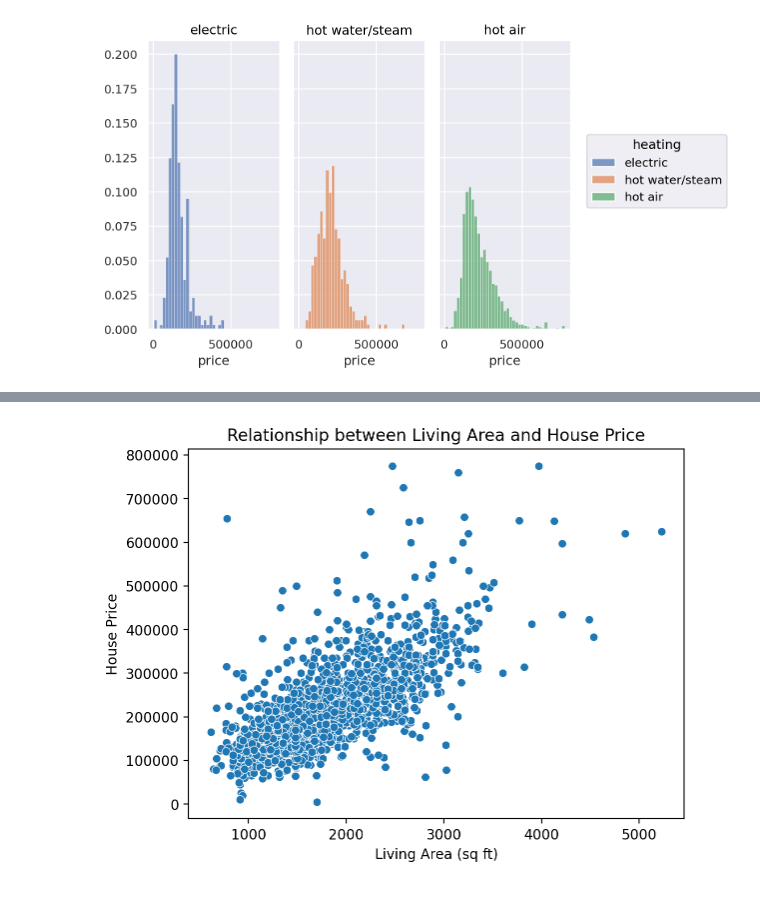
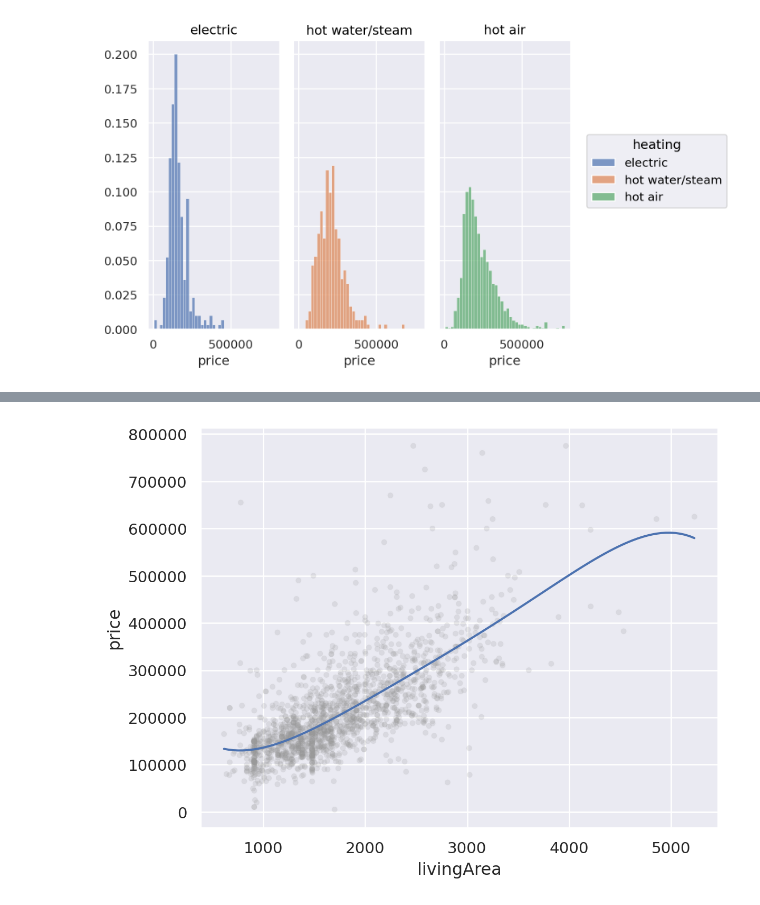
Before and after one commit to Felix-Silas/2024-1-Class, a Jupyter notebook: Data Analysis and Visualization/HW01_EDA.ipynb, the cells around one changed output, grey strips where cells are left out. Cells and saved outputs as stored; diff of their text form; code cells hidden in the pictures.

```diff
--- a/Data Analysis and Visualization/HW01_EDA.ipynb
+++ b/Data Analysis and Visualization/HW01_EDA.ipynb
@@ -353,10 +408,10 @@ plt.show()
 # %%
 # Covariation: Two continuous variables
 # 집 값에 가장 크게 영향을 주는 요소는? livingArea?
-sns.scatterplot(data=houses, x='livingArea', y='price')
-plt.title('Relationship between Living Area and House Price')
-plt.xlabel('Living Area (sq ft)')
-plt.ylabel('House Price')
-plt.show()
+(
+    so.Plot(houses, x="livingArea", y="price")
+    .add(so.Dots(alpha=1/100, color=".6"))
+    .add(so.Line(), so.PolyFit(5))
+)
 # %% [output]
-[figure, old version]
+[figure, new version]
```
Also changed, not shown: parts of 46 cells of this notebook.
